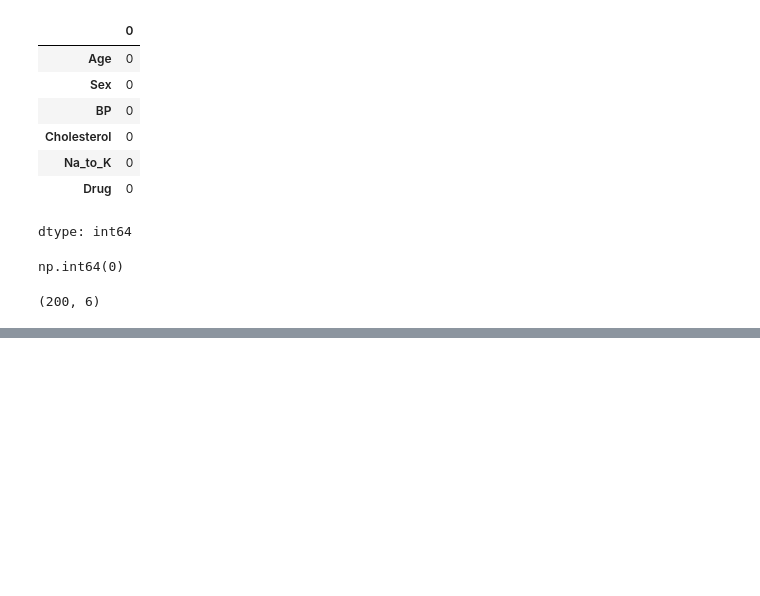
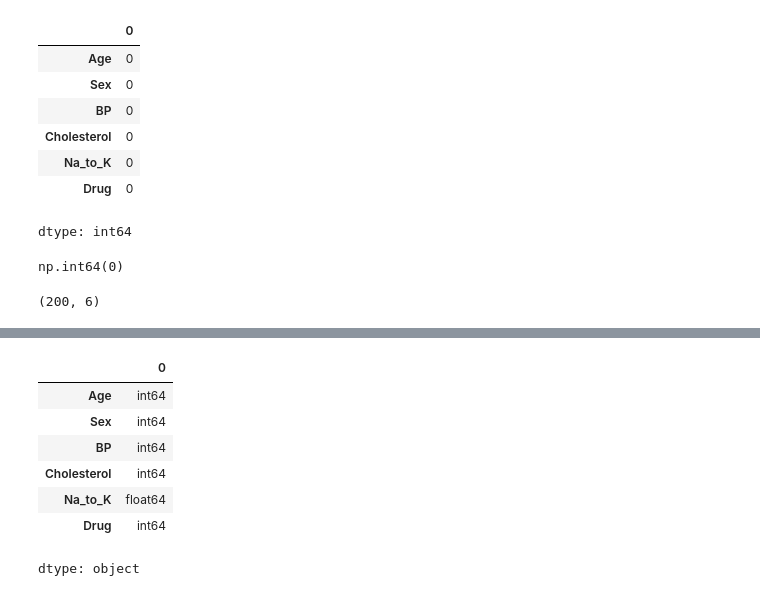
Before and after one commit to Krrish2708/Krish-Tewatia, a Jupyter notebook: EDA.ipynb, the cells around one changed output, grey strips where cells are left out. Drawn from its saved outputs; the diff is of its cells as text; code cells hidden in the pictures; blank space fills up the shorter version.

```diff
--- a/EDA.ipynb
+++ b/EDA.ipynb
@@ -132,0 +152,11 @@ print(df.shape)
+# %%
+df.dtypes
+# %% [output]
+|  | 0 |
+| Age | int64 |
+| Sex | int64 |
+| BP | int64 |
+| Cholesterol | int64 |
+| Na_to_K | float64 |
+| Drug | int64 |
+dtype: object
```
Also changed, not shown: parts of 4 cells of this notebook.
